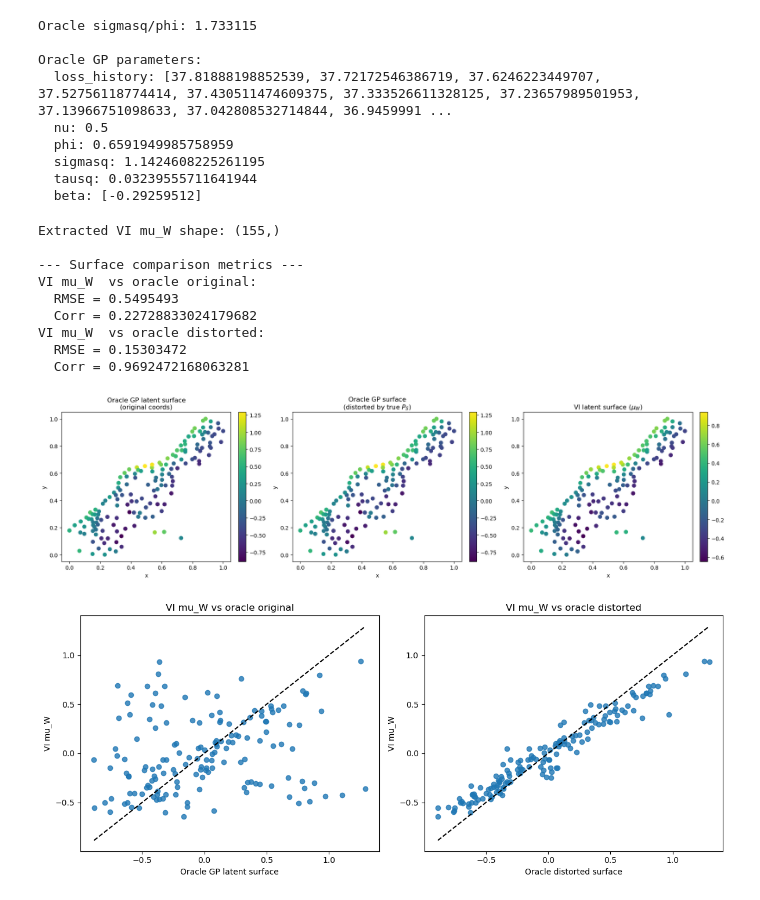
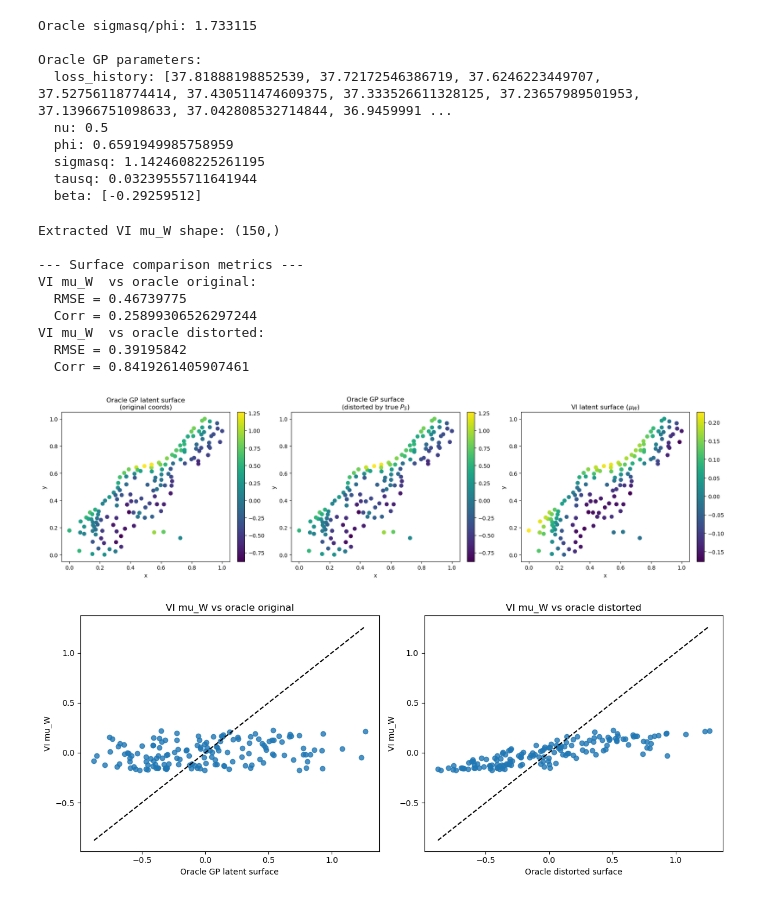
Before and after one commit to isayantan/SpatialReg-Unlinked, a Jupyter notebook: src/data_analysis_2.ipynb, the cells around one changed output. Drawn from its saved outputs; the diff is of its cells as text; code cells hidden in the pictures.

```diff
--- a/src/data_analysis_2.ipynb
+++ b/src/data_analysis_2.ipynb
@@ -116,8 +116,18 @@ def make_blockwise_permuted_data(
     # -----------------------------------------------------
     # 4. Shared within-block permutations
     # -----------------------------------------------------
-    perm_x = torch.randperm(n_locations, device=device)
-    perm_s = torch.randperm(n_locations, device=device)
+    def random_derangement(n, device=None):
+        if n < 2:
+            raise ValueError("A derangement is impossible when n < 2.")
+
+        base = torch.arange(n, device=device)
+        while True:
+            perm = torch.randperm(n, device=device)
+            if torch.all(perm != base):
+                return perm
+
+    perm_x = random_derangement(n_locations, device=device)
+    perm_s = random_derangement(n_locations, device=device)
 
     perm_matrix_x = torch.zeros(
         n_locations, n_locations, dtype=torch.float32, device=device
@@ -1055,7 +1064,7 @@ w_oracle = gp_posterior_mean_w(
 # 2) Distort oracle surface with the TRUE spatial permutation
 #    used to generate coords_perm from coords_orig
 # ------------------------------------------------------------
-P_S_big = make_big_block_perm(perm_matrix_s, n_blocks=31)
+P_S_big = make_big_block_perm(perm_matrix_s, n_blocks=15)
 w_oracle_distorted = (P_S_big @ w_oracle.detach().cpu()).numpy()
 w_oracle = w_oracle.detach().cpu().numpy()
 
@@ -1153,37 +1162,37 @@ plt.show()
 
 
 # ------------------------------------------------------------
 # 7) Scatter comparisons
 # ------------------------------------------------------------
 fig, axes = plt.subplots(1, 2, figsize=(12, 5))
 
 axes[0].scatter(w_oracle, mu_W_vi, alpha=0.8)
 mn = min(w_oracle.min(), mu_W_vi.min())
 mx = max(w_oracle.max(), mu_W_vi.max())
 axes[0].plot([mn, mx], [mn, mx], 'k--')
 axes[0].set_title("VI mu_W vs oracle original")
 axes[0].set_xlabel("Oracle GP latent surface")
 axes[0].set_ylabel("VI mu_W")
 
 axes[1].scatter(w_oracle_distorted, mu_W_vi, alpha=0.8)
 mn = min(w_oracle_distorted.min(), mu_W_vi.min())
 mx = max(w_oracle_distorted.max(), mu_W_vi.max())
 axes[1].plot([mn, mx], [mn, mx], 'k--')
 axes[1].set_title("VI mu_W vs oracle distorted")
 axes[1].set_xlabel("Oracle distorted surface")
 axes[1].set_ylabel("VI mu_W")
 
 plt.tight_layout()
 plt.show()
 # %% [output]
-Extracted VI mu_W shape: (155,)
+Extracted VI mu_W shape: (150,)
 
 --- Surface comparison metrics ---
 VI mu_W  vs oracle original:
-  RMSE = 0.5495493
-  Corr = 0.22728833024179682
+  RMSE = 0.46739775
+  Corr = 0.25899306526297244
 VI mu_W  vs oracle distorted:
-  RMSE = 0.15303472
-  Corr = 0.9692472168063281
+  RMSE = 0.39195842
+  Corr = 0.8419261405907461
-[figure, old version]
+[figure, new version]
-[figure, old version]
+[figure, new version]
```
Also changed, not shown: parts of 5 cells of this notebook, 1 other file.
